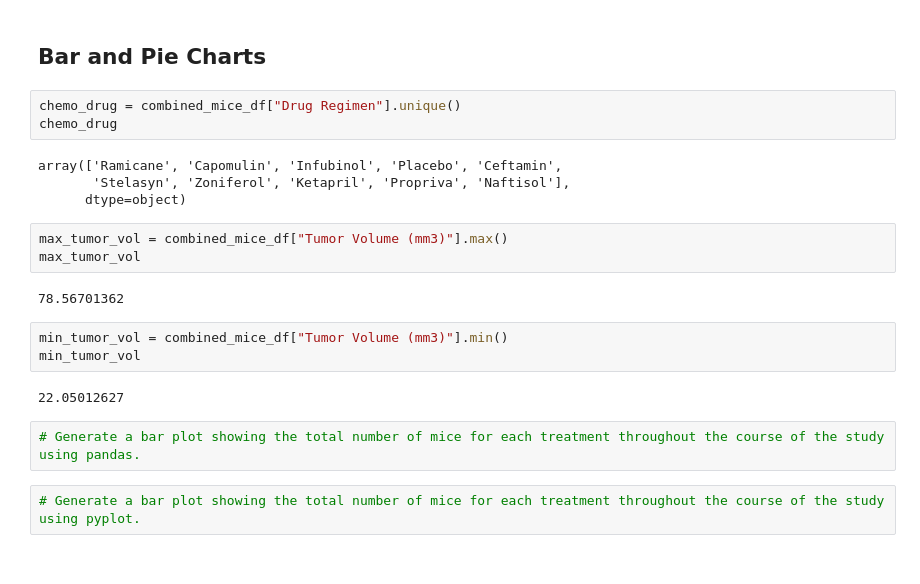
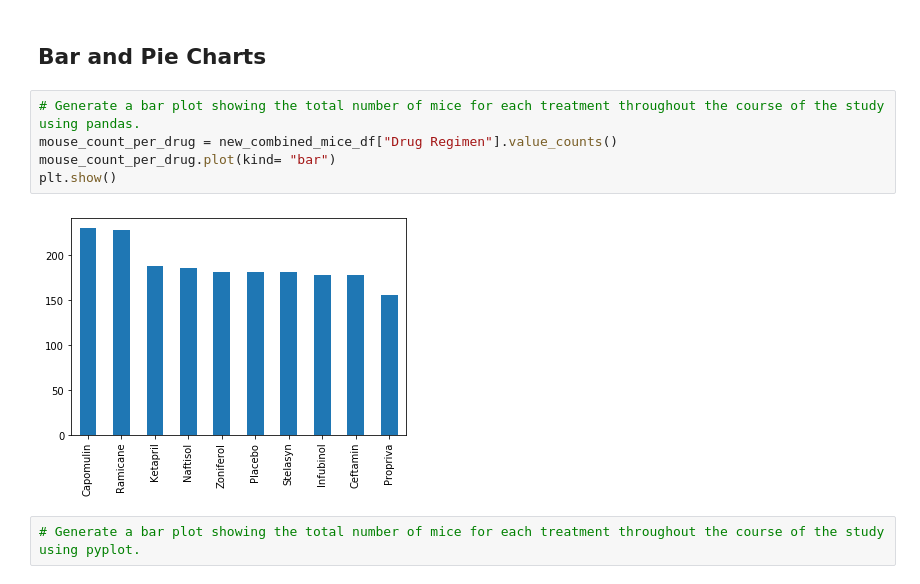
Before and after one commit to kvereda/Matplotlib-challenge, a Jupyter notebook: pymaceuticals_starter.ipynb, the cells around one changed output. Saved outputs shown, nothing was run; the diff lists cells and outputs as text.

Commit message:
added plot pandas

```diff
--- a/pymaceuticals_starter.ipynb
+++ b/pymaceuticals_starter.ipynb
@@ -213,25 +240,13 @@ stderror_tumor_volume
 # This method produces everything in a single groupby function
 # %% [markdown]
 ## Bar and Pie Charts
-# %%
-chemo_drug = combined_mice_df["Drug Regimen"].unique()
-chemo_drug
-# %% [output]
-array(['Ramicane', 'Capomulin', 'Infubinol', 'Placebo', 'Ceftamin',
-       'Stelasyn', 'Zoniferol', 'Ketapril', 'Propriva', 'Naftisol'],
-      dtype=object)
-# %%
-max_tumor_vol = combined_mice_df["Tumor Volume (mm3)"].max()
-max_tumor_vol
-# %% [output]
-78.56701362
-# %%
-min_tumor_vol = combined_mice_df["Tumor Volume (mm3)"].min()
-min_tumor_vol
-# %% [output]
-22.05012627
 # %%
 # Generate a bar plot showing the total number of mice for each treatment throughout the course of the study using pandas.
+mouse_count_per_drug = new_combined_mice_df["Drug Regimen"].value_counts()
+mouse_count_per_drug.plot(kind= "bar")
+plt.show()
+# %% [output]
+[figure, added]
 # %%
 # Generate a bar plot showing the total number of mice for each treatment throughout the course of the study using pyplot.
 # %%
```
Also changed, not shown: parts of 5 cells of this notebook.
